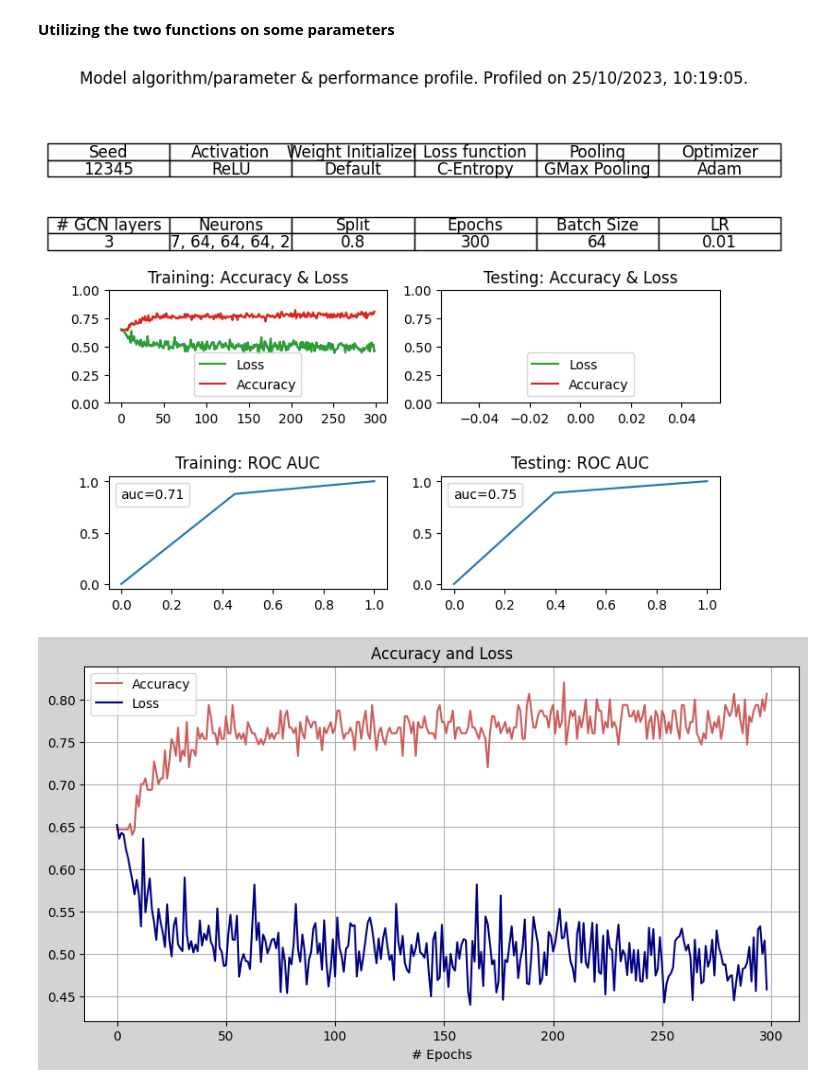
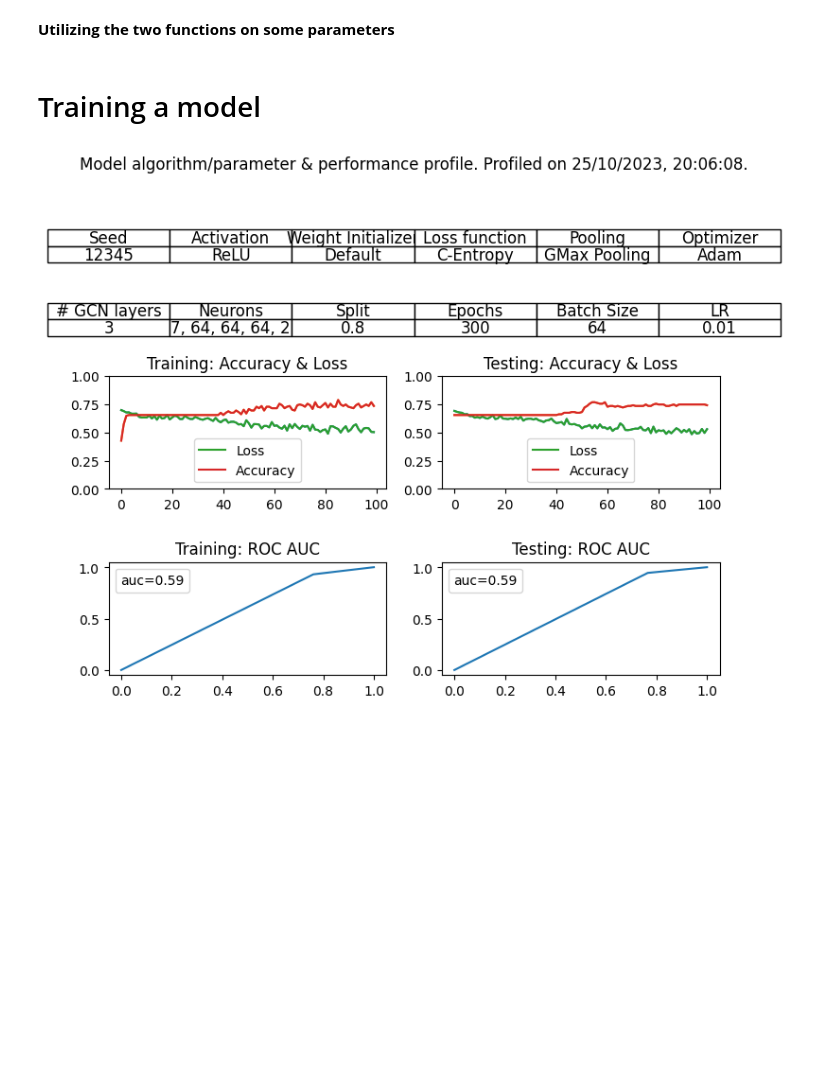
Before and after one commit to Theis-Mathiassen/NeuralGraphs, a Jupyter notebook: Main/MutagGCN.ipynb, the cells around one changed output. Drawn from its saved outputs; the diff is of its cells as text; code cells hidden in the pictures; blank space fills up the shorter version.

Commit message:
Train og test virker, lille eksemple i bunden

```diff
--- a/Main/MutagGCN.ipynb
+++ b/Main/MutagGCN.ipynb
@@ -431,7 +435,7 @@ def plotAccuracy(losses, accuracies, title, ax):
 
     #plt.show()
 
-def AndreasPlot(data: GCNData):
+def AndreasPlot(train_data: TrainData, test_data: TestData):
     plot_training = True
     plot_testing = True
 
@@ -484,13 +488,13 @@ def AndreasPlot(data: GCNData):
             #ax00 = ax[0, 0]
             ax00 = plt.subplot(gs[1, 0])
 
-            plotAccuracy(data.train_losses, data.train_accuracies, "Training: Accuracy & Loss", ax00)
+            plotAccuracy(train_data.train_losses, train_data.train_accuracies, "Training: Accuracy & Loss", ax00)
 
         if(plot_rocauc):
             #ax10 = ax[0, 1]
             ax10 = plt.subplot(gs[2, 0])
 
-            plotROCAUC(data.train_labels, data.train_scores, "Training: ROC AUC", ax10)
+            plotROCAUC(train_data.train_labels, train_data.train_scores, "Training: ROC AUC", ax10)
 
     # Plot for test
     if(plot_testing):
@@ -498,13 +502,13 @@ def AndreasPlot(data: GCNData):
             #ax01 = ax[1, 0]
             ax01 = plt.subplot(gs[1, 1])
 
-            plotAccuracy(data.test_losses, data.test_accuracies, "Testing: Accuracy & Loss", ax01)
+            plotAccuracy(test_data.test_losses, test_data.test_accuracies, "Testing: Accuracy & Loss", ax01)
 
         if(plot_rocauc):
             #ax11 = ax[1, 1]
             ax11 = plt.subplot(gs[2, 1])
 
-            plotROCAUC(data.test_labels, data.test_scores, "Testing: ROC AUC" ,ax11)
+            plotROCAUC(test_data.test_labels, test_data.test_scores, "Testing: ROC AUC" ,ax11)
 
     now = datetime.now()
 
@@ -520,7 +524,23 @@ LRparameters = {PP(0.1, 'lightsalmon'), PP(0.01, 'goldenrod'), PP(0.001, 'medium
 HCparameters = {PP(5, 'firebrick'), PP(10, 'lightsalmon'), PP(20, 'darkgoldenrod'), PP(40, 'goldenrod'), PP(64, 'mediumaquamarine'), PP(100, 'black'), PP(200, 'rosybrown')}
 #PlotOverLR(LRparameters, cleanGraph=True)
 #PlotOverHC(HCparameters, cleanGraph=True)
-PlotBasic()
+#PlotBasic()
-# %% [output]
-[figure, removed]
-[figure, removed]
+# %% [markdown]
+# Training a model
+# %%
+model = GCN(hidden_channels=64)
+model.to(device=device)
+loss_func = torch.nn.CrossEntropyLoss()
+optim = torch.optim.Adam(model.parameters(), lr=0.001)
+super_model = SuperModel(model=model, loss = loss_func, optim=optim)
+
+train_data = TrainData()
+test_data = TestData()
+
+for i in trange(100):
+    train(super_model, train_loader, train_data)
+    test(super_model, train_loader, test_data)
+
+AndreasPlot(train_data=train_data, test_data=test_data)
+# %% [output]
+[figure, added]
```
Also changed, not shown: parts of 12 cells of this notebook.
